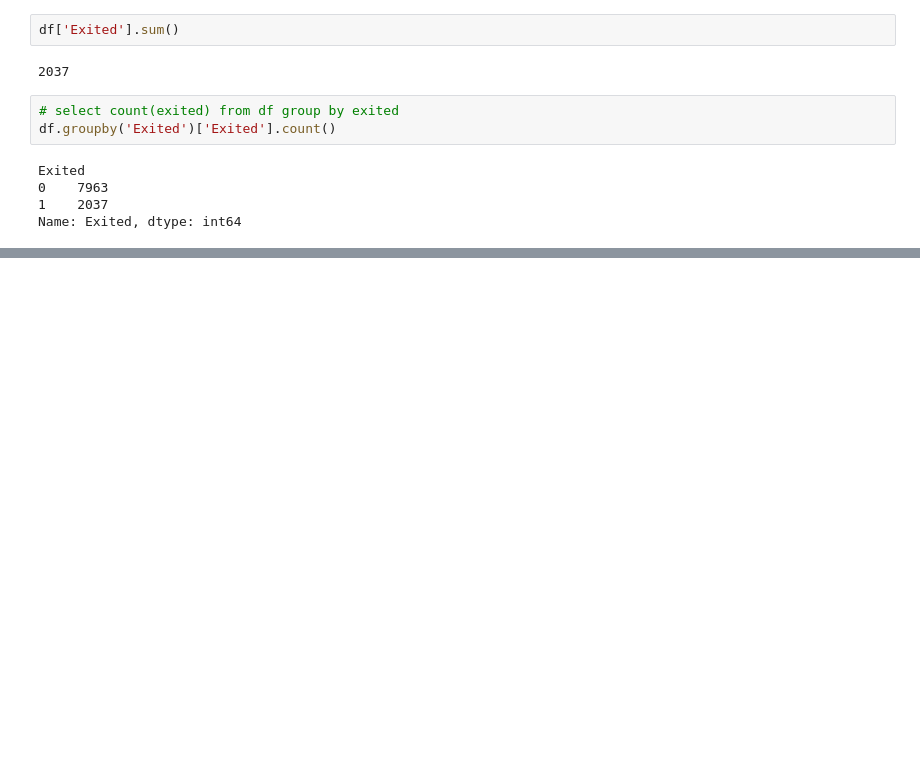
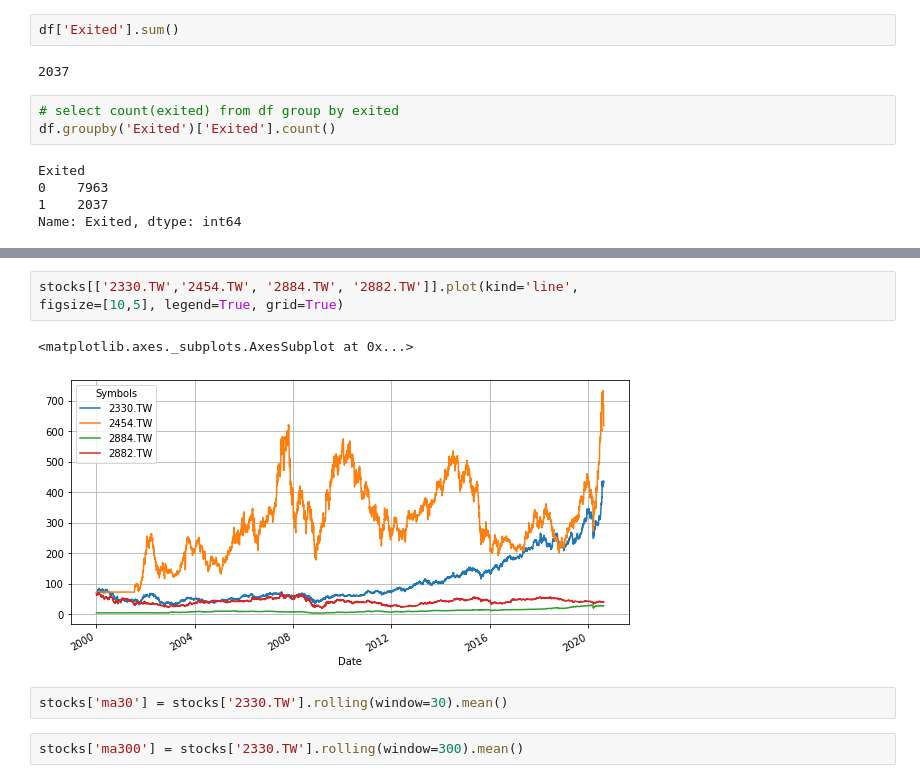
Before and after one commit to ywchiu/esunpy, a Jupyter notebook: Demo20200819.ipynb, the cells around one changed output, grey strips where cells are left out. Saved outputs shown, nothing was run; the diff lists cells and outputs as text; blank space fills up the shorter version.

```diff
--- a/Demo20200819.ipynb
+++ b/Demo20200819.ipynb
@@ -475,0 +611,10 @@ Name: Exited, dtype: int64
+# %%
+stocks[['2330.TW','2454.TW', '2884.TW', '2882.TW']].plot(kind='line',
+figsize=[10,5], legend=True, grid=True)
+# %% [output]
+<matplotlib.axes._subplots.AxesSubplot at 0x...>
+[figure, added]
+# %%
+stocks['ma30'] = stocks['2330.TW'].rolling(window=30).mean()
+# %%
+stocks['ma300'] = stocks['2330.TW'].rolling(window=300).mean()
```
Also changed, not shown: parts of 39 cells of this notebook.
